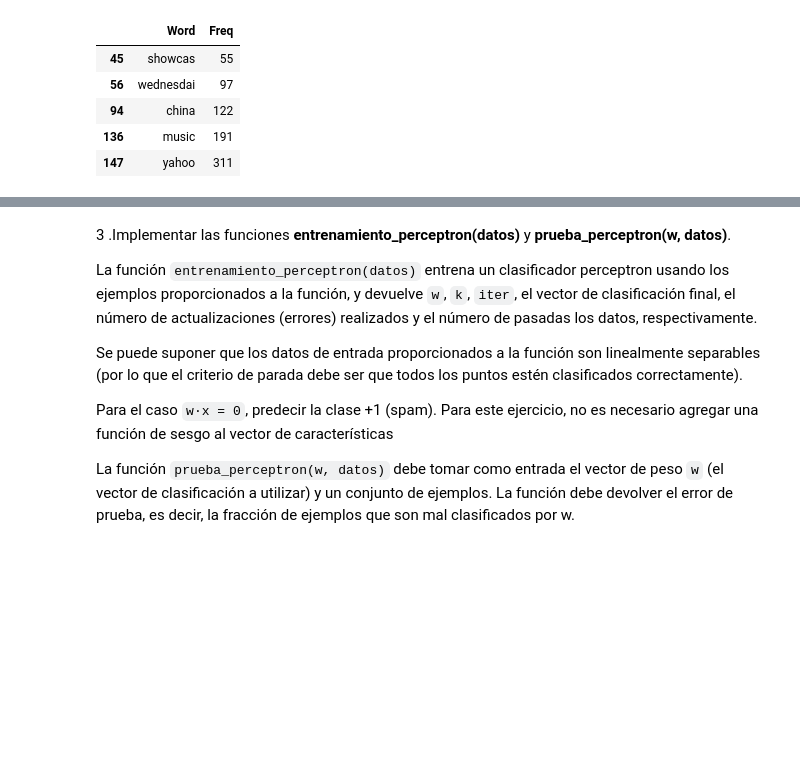
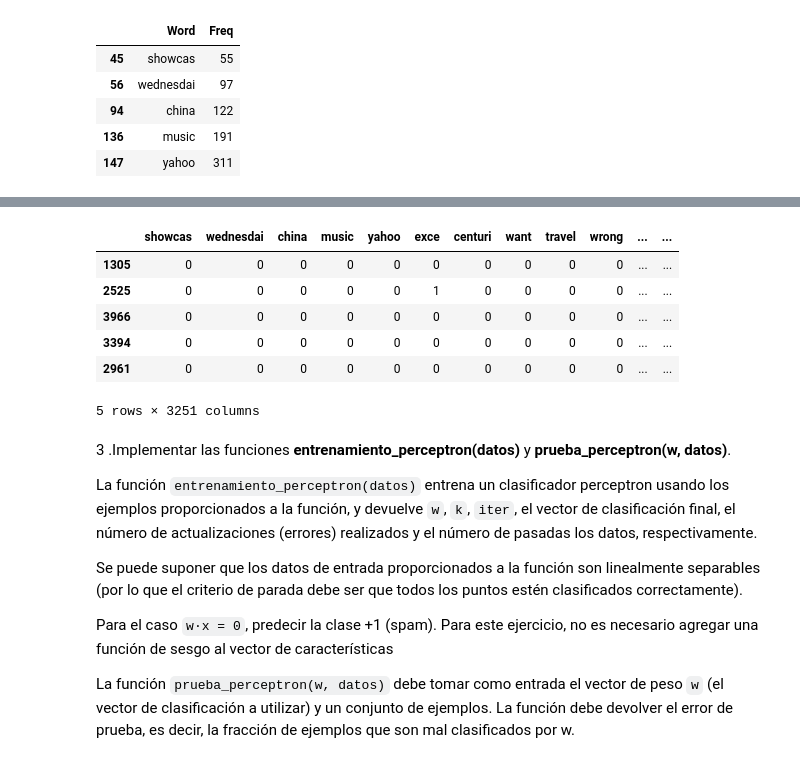
Before and after one commit to FrankCano/segunda-asignacion-del-curso-cm-072-lab4-rats, a Jupyter notebook: AsignacionML2.ipynb, the cells around one changed output, grey strips where cells are left out. Cells and saved outputs as stored; diff of their text form; code cells hidden in the pictures; blank space fills up the shorter version.

```diff
--- a/AsignacionML2.ipynb
+++ b/AsignacionML2.ipynb
@@ -134,20 +134,20 @@ Numero de palabras más frecuentes: 3251
 | 136 | music | 191 |
 | 147 | yahoo | 311 |
 # %%
-# n filas, m columnas
-n = X_train.shape[0]
-m = wf.shape[0]
+def validar_palabras(X,words):
+    # n filas = Nº oraciones, m columnas = Nºpalabras
+    n = X.shape[0]
+    m = words.shape[0]
 
-# Declaramos una matriz donde guardaremos las evaluaciones de las palabras
-flags = np.zeros((n,m), dtype='int32')
-k = 0
-for word in words:
-    for i in range(n):
-        if word in X_train.Text.iloc[i]:
-            flags[i,k]=1
-    k = k+1
-
-index = X_train.index.values # indices
-words_in = pd.DataFrame(flags,columns = words, index = index) # Cambio a DataFrame
-X_train = pd.concat((X_train,words_in),axis=1)
-X_train.head()
+    # Declaramos una matriz donde guardaremos las evaluaciones de las palabras
+    values = np.zeros((n,m), dtype='int32')
+    k = 0
+    for word in words:
+        for i in range(n):
+            if word in X.Text.iloc[i]:
+                values[i,k]=1
+        k = k+1
+    index = X.index.values # indices de oraciones
+    words_in = pd.DataFrame(values,columns = words, index = index) # Cambio a DataFrame
+    X = pd.concat((X,words_in),axis=1)
+    return X
@@ -162,3 +154,14 @@ X_train.head()
+# %%
+X_train = validar_palabras(X_train,words)
+X_train[words].head()
+# %% [output]
+|  | showcas | wednesdai | china | music | yahoo | exce | centuri | want | travel | wrong | ... | ... |
+| 1305 | 0 | 0 | 0 | 0 | 0 | 0 | 0 | 0 | 0 | 0 | ... | ... |
+| 2525 | 0 | 0 | 0 | 0 | 0 | 1 | 0 | 0 | 0 | 0 | ... | ... |
+| 3966 | 0 | 0 | 0 | 0 | 0 | 0 | 0 | 0 | 0 | 0 | ... | ... |
+| 3394 | 0 | 0 | 0 | 0 | 0 | 0 | 0 | 0 | 0 | 0 | ... | ... |
+| 2961 | 0 | 0 | 0 | 0 | 0 | 0 | 0 | 0 | 0 | 0 | ... | ... |
+5 rows × 3251 columns
 # %% [markdown]
 3 .Implementar las funciones **entrenamiento_perceptron(datos)** y **prueba_perceptron(w, datos)**.
 
```
Also changed, not shown: parts of 7 cells of this notebook.
